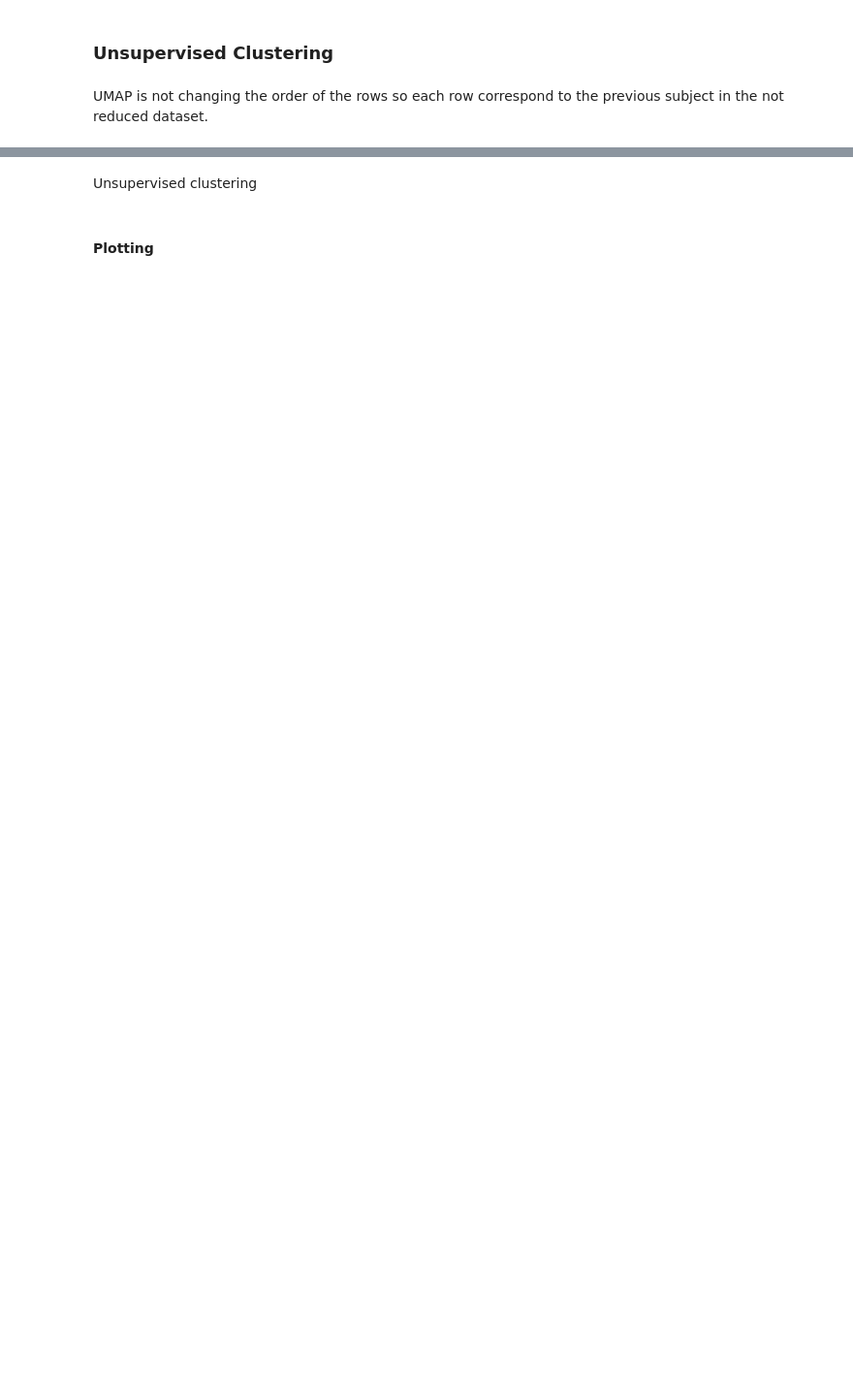
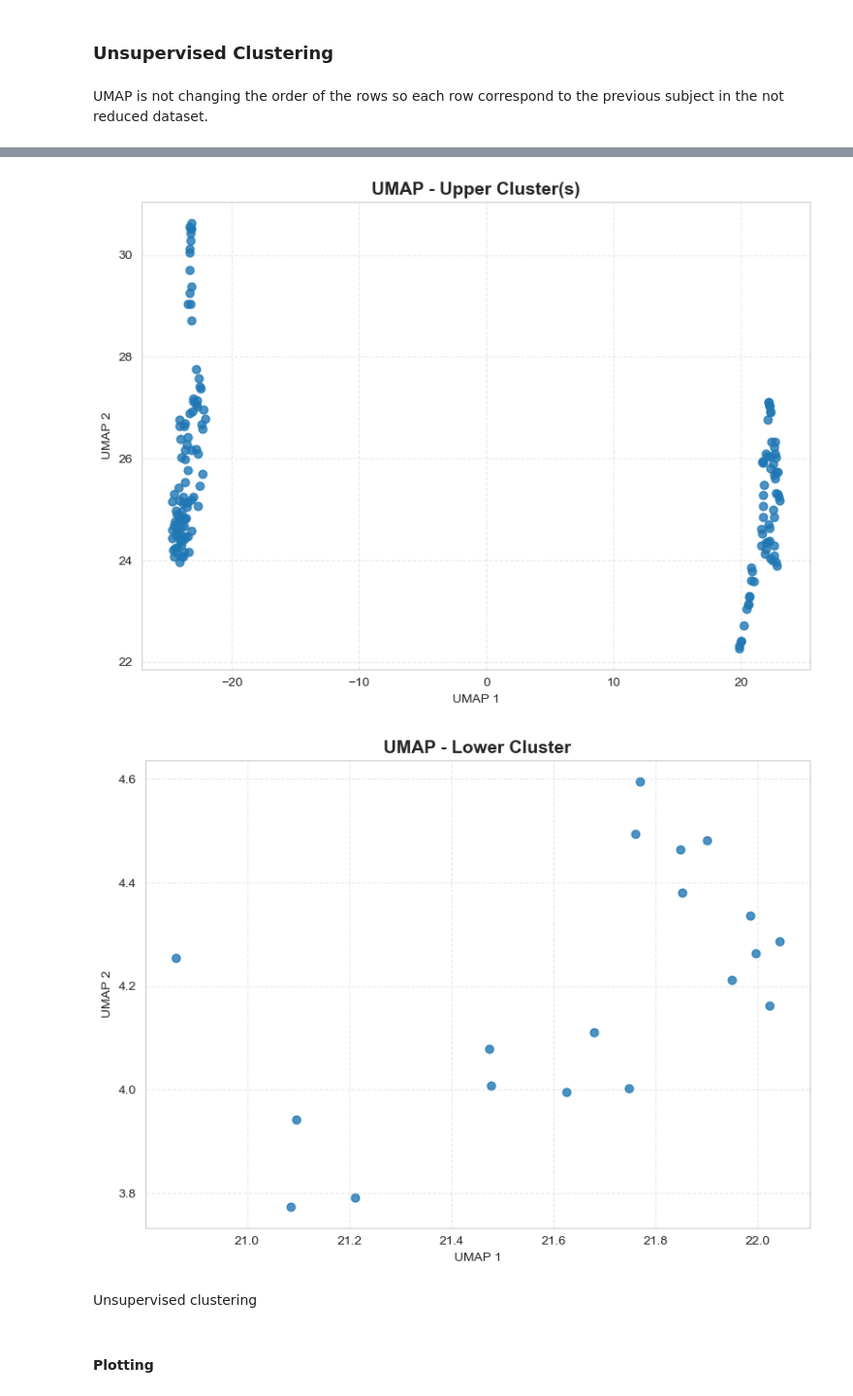
Before and after one commit to EmmaTosato/ANM_Verona, a Jupyter notebook: ANM_code.ipynb, the cells around one changed output, grey strips where cells are left out. Shown at 97% size. Cells and saved outputs as stored; diff of their text form; code cells hidden in the pictures; blank space fills up the shorter version.

```diff
--- a/ANM_code.ipynb
+++ b/ANM_code.ipynb
@@ -331,3 +420,32 @@ X_umap = run_umap(X, True)
+# %%
+threshold_y = 15
+
+# Maks
+top_mask = X_umap[:, 1] > threshold_y
+bottom_mask = X_umap[:, 1] <= threshold_y
+
+# --- Top ---
+plt.figure(figsize=(8, 6))
+plt.scatter(X_umap[top_mask, 0], X_umap[top_mask, 1], s=40, alpha=0.8)
+plt.title("UMAP - Upper Cluster(s)", fontsize=14, weight='bold')
+plt.xlabel("UMAP 1")
+plt.ylabel("UMAP 2")
+plt.grid(True, linestyle='--', alpha=0.4)
+plt.tight_layout()
+plt.show()
+
+# --- Bottom ---
+plt.figure(figsize=(8, 6))
+plt.scatter(X_umap[bottom_mask, 0], X_umap[bottom_mask, 1], s=40, alpha=0.8)
+plt.title("UMAP - Lower Cluster", fontsize=14, weight='bold')
+plt.xlabel("UMAP 1")
+plt.ylabel("UMAP 2")
+plt.grid(True, linestyle='--', alpha=0.4)
+plt.tight_layout()
+plt.show()
+# %% [output]
+[figure, added]
+[figure, added]
 # %% [markdown]
 Unsupervised clustering
 # %%
```
Also changed, not shown: parts of 38 cells of this notebook.
